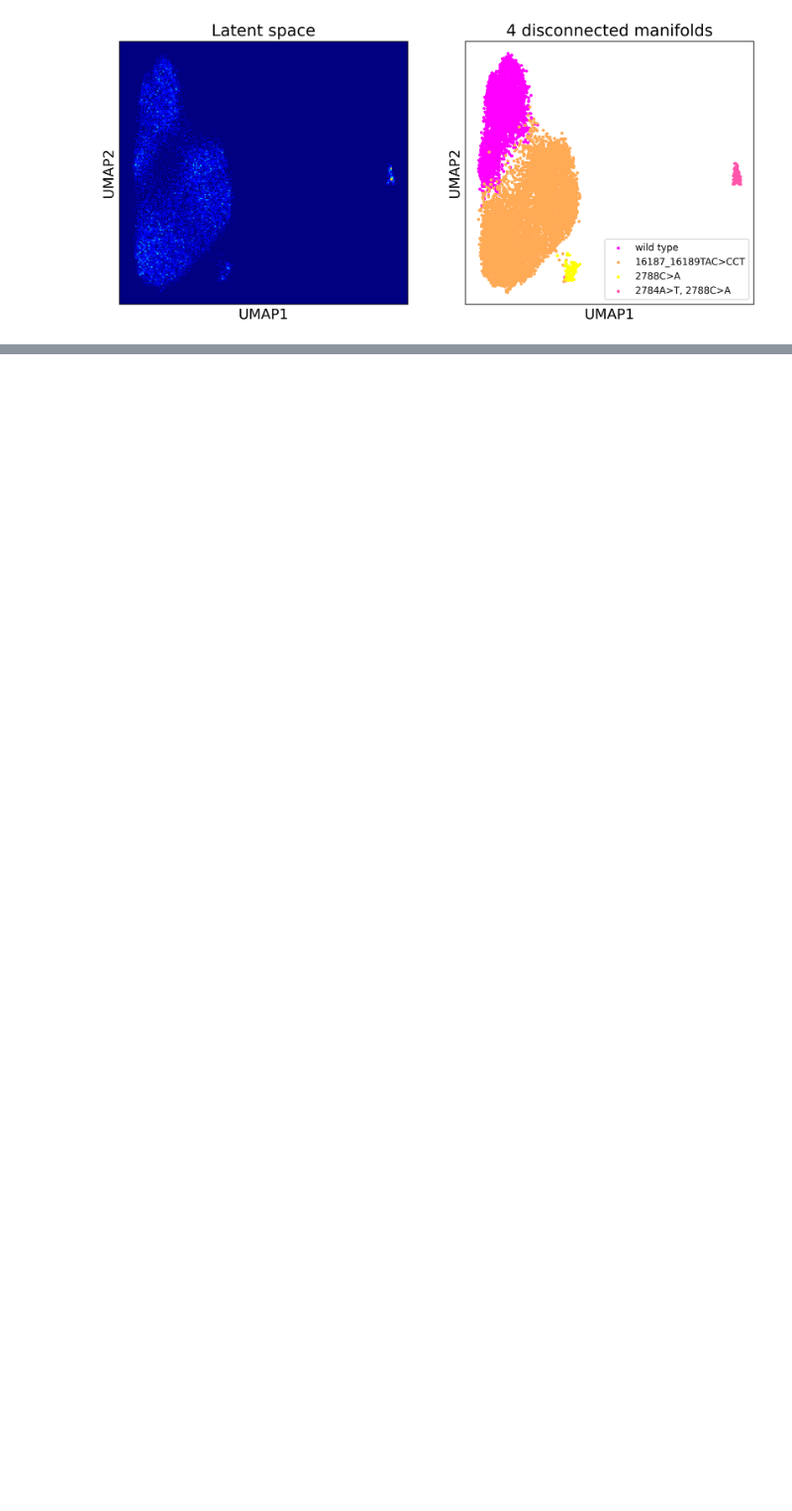
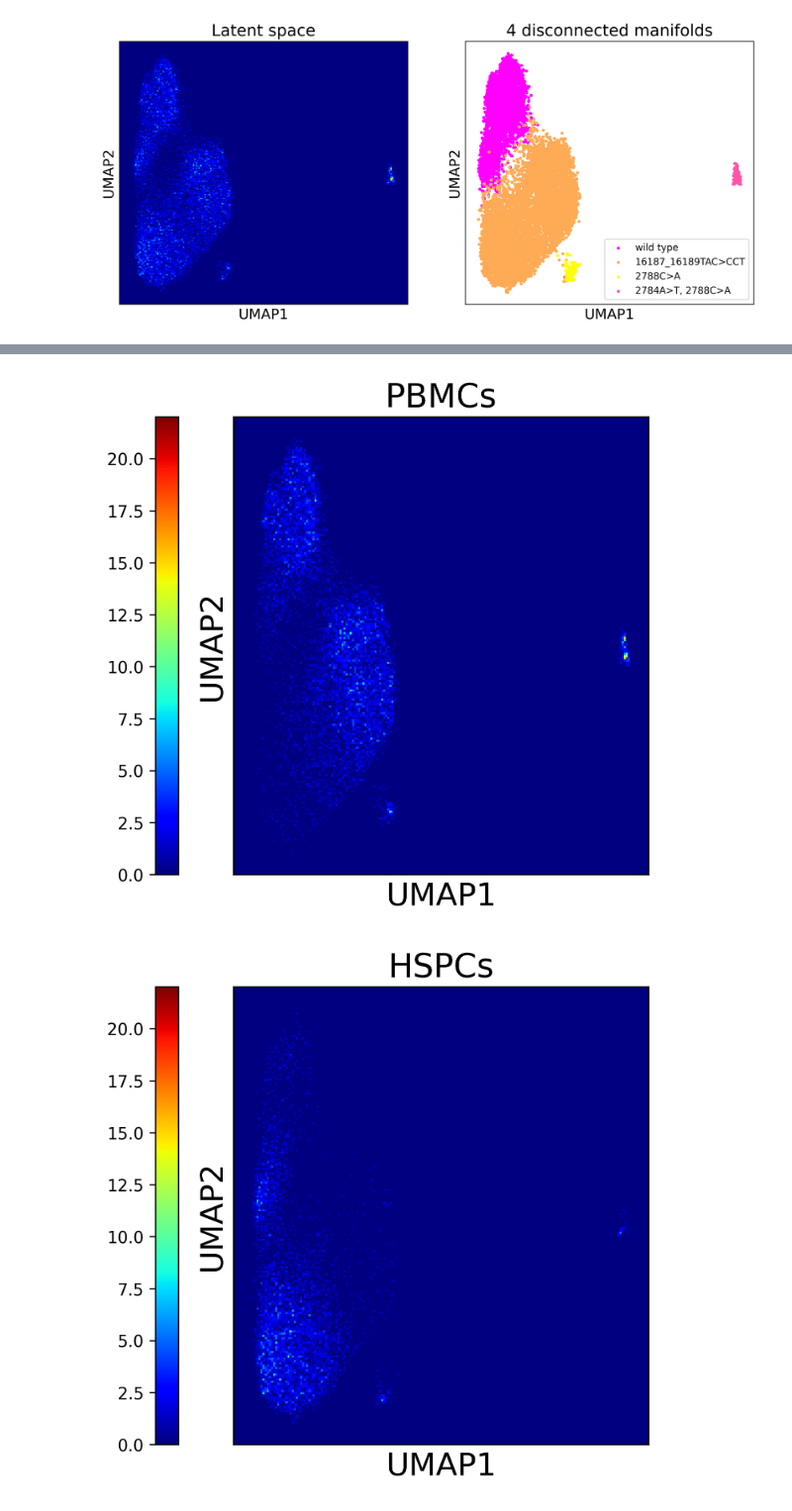
Before and after one commit to StatBiomed/SNPmanifold, a Jupyter notebook: reproduce/HSPC_PBMC/manifold_4.ipynb, the cells around one changed output, grey strips where cells are left out. Shown at 99% size. Drawn from its saved outputs; the diff is of its cells as text; code cells hidden in the pictures; blank space fills up the shorter version.

```diff
--- a/reproduce/HSPC_PBMC/manifold_4.ipynb
+++ b/reproduce/HSPC_PBMC/manifold_4.ipynb
@@ -88,0 +194,36 @@ plt.show()
+# %%
+import numpy as np
+import pandas as pd
+import matplotlib.cm as cm
+import matplotlib.pyplot as plt
+
+embedding_2d = np.genfromtxt("embedding_2d.csv", delimiter=",")
+
+fig, axs = plt.subplots(1, 1, dpi = 300)
+fig.set_size_inches(6, 5)
+
+h = axs.hist2d(embedding_2d[4339:, 0], embedding_2d[4339:, 1], bins = (200, 200), cmap = plt.cm.jet, range = np.array([xlim_embedding_2d, ylim_embedding_2d]), vmax = vmax_embedding_2d, vmin = vmin_embedding_2d)
+axs.set_xticks([])
+axs.set_yticks([])
+axs.set_title("PBMCs", fontsize = 20)
+axs.set_xlabel("UMAP1", fontsize = 19)
+axs.set_ylabel("UMAP2", fontsize = 19)
+fig.colorbar(h[3], ax = axs, location = "left")
+
+plt.show()
+
+fig, axs = plt.subplots(1, 1, dpi = 300)
+fig.set_size_inches(6, 5)
+
+h = axs.hist2d(embedding_2d[:4339, 0], embedding_2d[:4339, 1], bins = (200, 200), cmap = plt.cm.jet, range = np.array([xlim_embedding_2d, ylim_embedding_2d]), vmax = vmax_embedding_2d, vmin = vmin_embedding_2d)
+axs.set_xticks([])
+axs.set_yticks([])
+axs.set_title("HSPCs", fontsize = 20)
+axs.set_xlabel("UMAP1", fontsize = 19)
+axs.set_ylabel("UMAP2", fontsize = 19)
+fig.colorbar(h[3], ax = axs, location = "left")
+
+plt.show()
+# %% [output]
+[figure, added]
+[figure, added]
```
Also changed, not shown: parts of 4 cells of this notebook, 24 other files.
